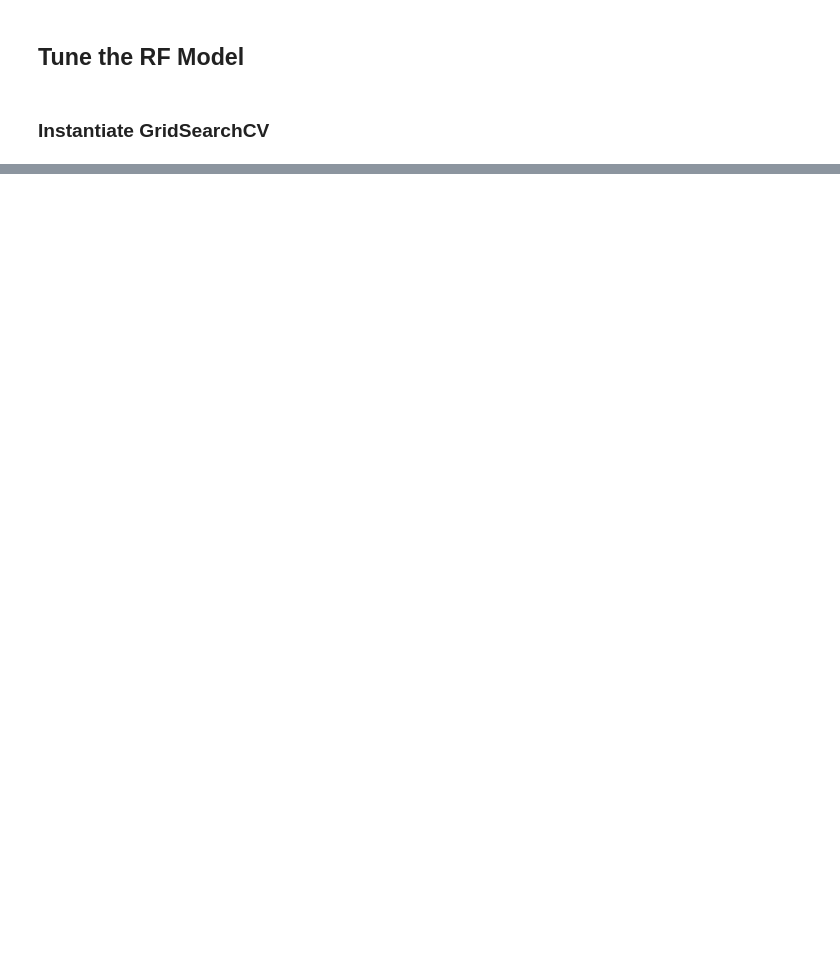
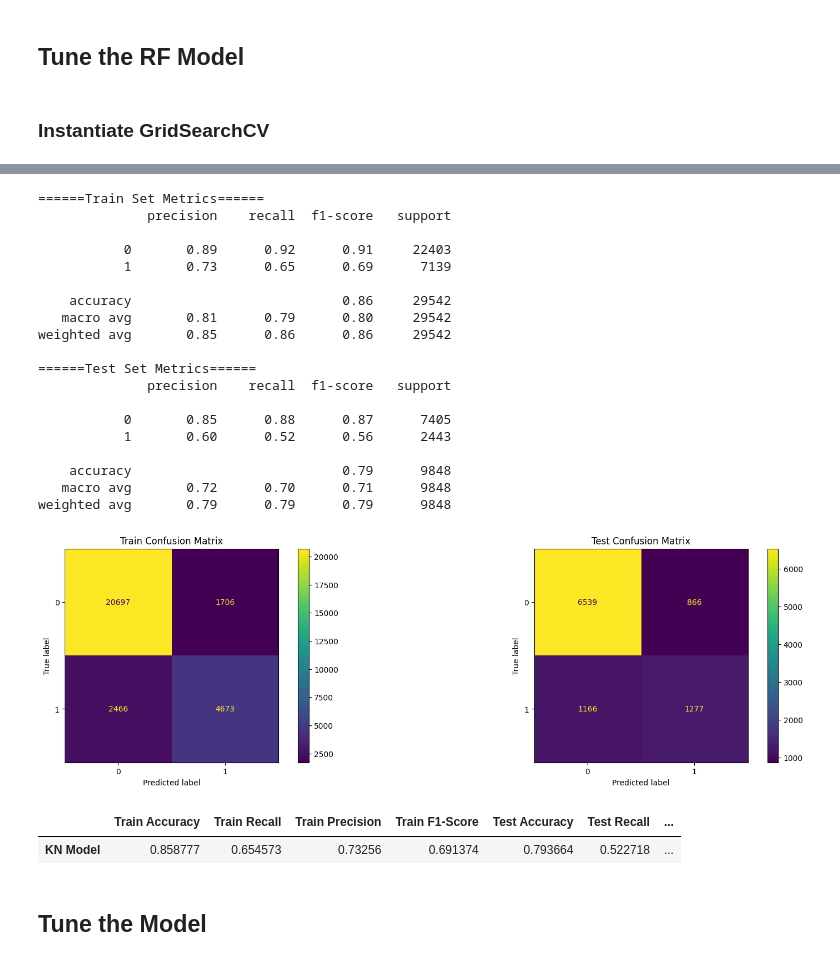
Before and after one commit to BrianArradondo/Project-2-options-Brian-Arradondo.ipynb, a Jupyter notebook: Project_2_Adult_Income_Brian_Arradondo.ipynb, the cells around one changed output, grey strips where cells are left out. Drawn from its saved outputs; the diff is of its cells as text; code cells hidden in the pictures; blank space fills up the shorter version.

```diff
--- a/Project_2_Adult_Income_Brian_Arradondo.ipynb
+++ b/Project_2_Adult_Income_Brian_Arradondo.ipynb
@@ -840,0 +964,9 @@ GridSearchCV(estimator=Pipeline(steps=[('columntransformer',
+# %%
+## Create an instance of the model
+kn = KNeighborsClassifier()
+
+## Create a model pipeline
+kn_pipe = make_pipeline(preprocessor, kn)
+
+## Fit the model
+kn_pipe.fit(X_train, y_train)
@@ -840,0 +983,30 @@ GridSearchCV(estimator=Pipeline(steps=[('columntransformer',
+# %%
+evaluate_classification(kn_pipe, X_train, y_train, X_test, y_test,
+                            cmap="viridis", normalize=None, classes=None,
+                            figsize=(20,5), name="KN Model",
+                            average="binary", zero_division=0)
+# %% [output]
+======Train Set Metrics======
+              precision    recall  f1-score   support
+
+           0       0.89      0.92      0.91     22403
+           1       0.73      0.65      0.69      7139
+
+    accuracy                           0.86     29542
+   macro avg       0.81      0.79      0.80     29542
+weighted avg       0.85      0.86      0.86     29542
+
+======Test Set Metrics======
+              precision    recall  f1-score   support
+
+           0       0.85      0.88      0.87      7405
+           1       0.60      0.52      0.56      2443
+
+    accuracy                           0.79      9848
+   macro avg       0.72      0.70      0.71      9848
+weighted avg       0.79      0.79      0.79      9848
+[figure, added]
+|  | Train Accuracy | Train Recall | Train Precision | Train F1-Score | Test Accuracy | Test Recall | ... |
+| KN Model | 0.858777 | 0.654573 | 0.73256 | 0.691374 | 0.793664 | 0.522718 | ... |
+# %% [markdown]
+## Tune the Model
```
Also changed, not shown: parts of 62 cells of this notebook.
